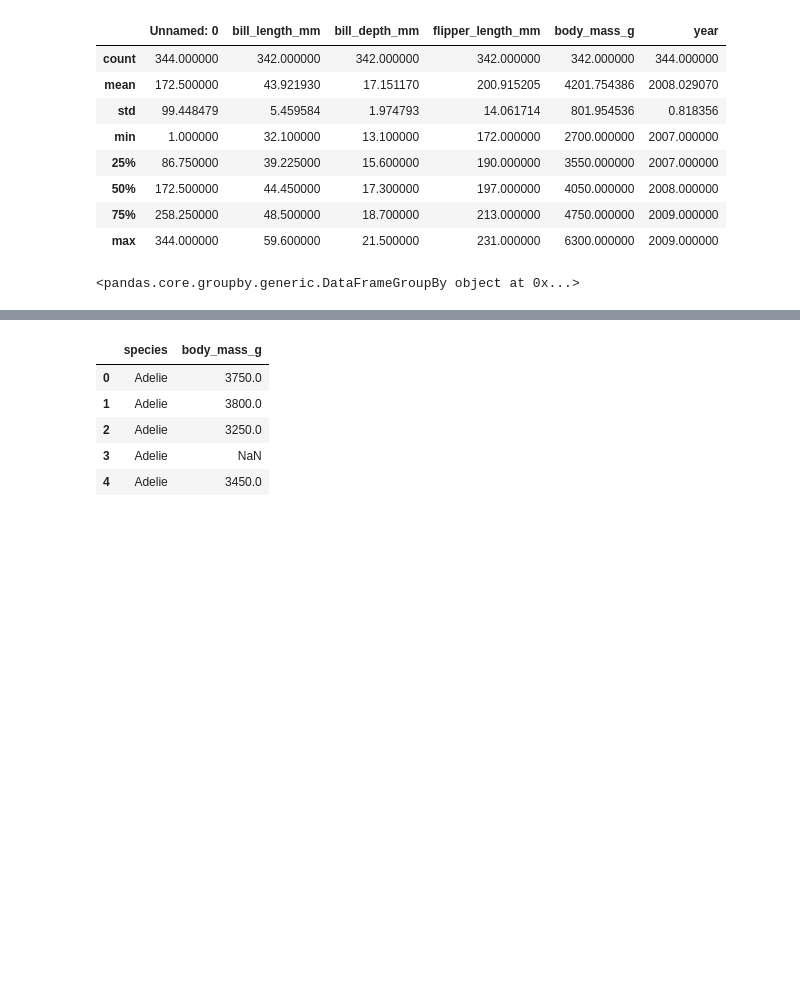
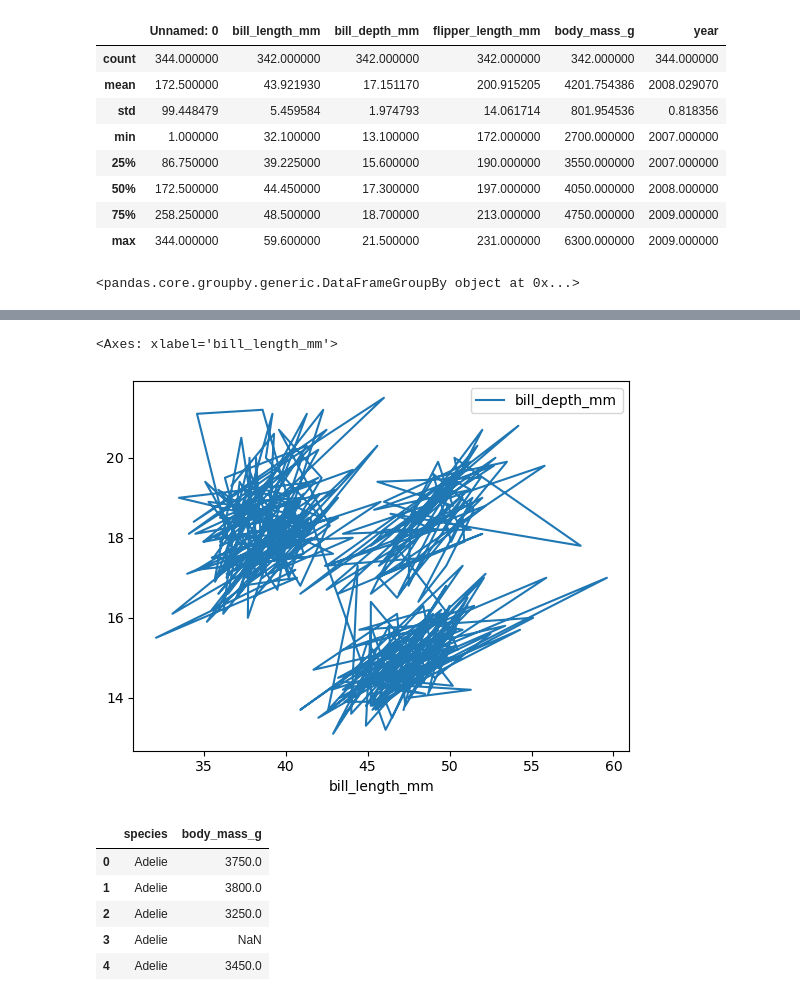
Before and after one commit to AndrewBoyne/my_qa_repo, a Jupyter notebook: Week 7/Penguins after grouping.ipynb, the cells around one changed output, grey strips where cells are left out. Saved outputs shown, nothing was run; the diff lists cells and outputs as text; code cells hidden in the pictures; blank space fills up the shorter version.

```diff
--- a/Week 7/Penguins after grouping.ipynb
+++ b/Week 7/Penguins after grouping.ipynb
@@ -45,3 +48,8 @@ df1.plot(kind='scatter', x='species', y='bill_length_mm');
+# %%
+df1.plot(x = 'bill_length_mm', y = 'bill_depth_mm')
+# %% [output]
+<Axes: xlabel='bill_length_mm'>
+[figure, added]
 # %%
 df3 = df1[['species', 'body_mass_g']]
 # %%
```
Also changed, not shown: parts of 2 cells of this notebook, 3 other files.
